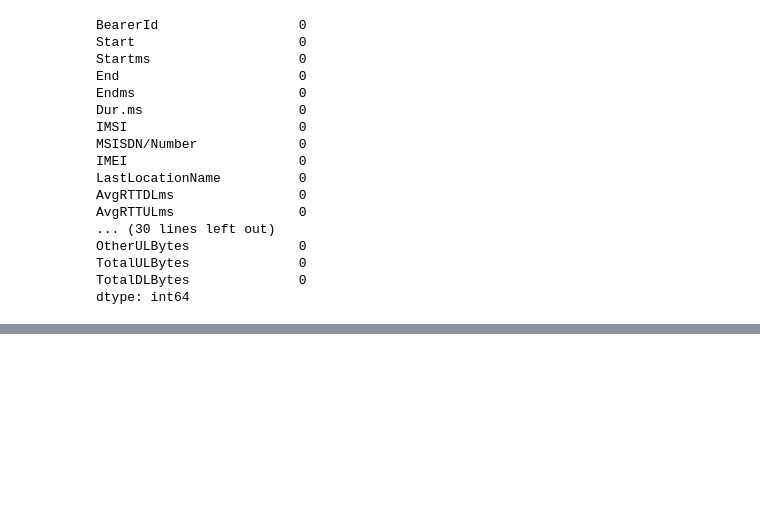
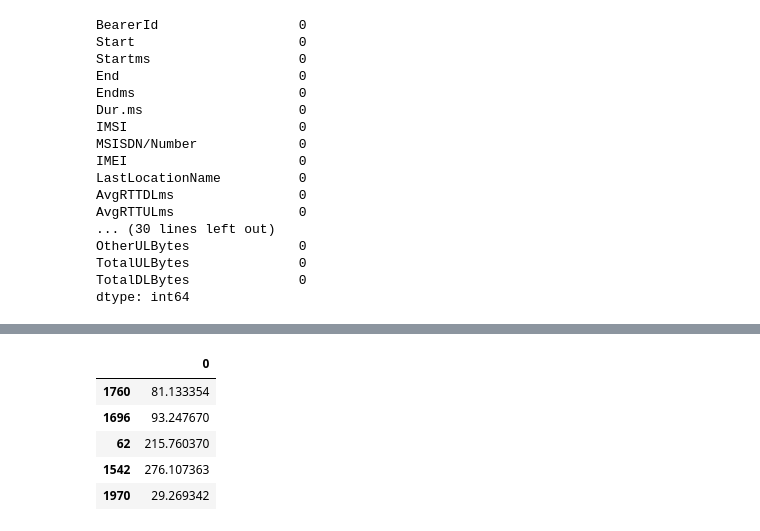
Before and after one commit to bhirwa/User-analytics-in-the-Telecom-Industry, a Jupyter notebook: setup.ipynb, the cells around one changed output, grey strips where cells are left out. Cells and saved outputs as stored; diff of their text form; code cells hidden in the pictures; blank space fills up the shorter version.

```diff
--- a/setup.ipynb
+++ b/setup.ipynb
@@ -283,0 +274,17 @@ from sklearn.preprocessing import scale
+# %%
+
+from sklearn.preprocessing import MinMaxScaler
+
+minmax_scaler = MinMaxScaler()
+
+# generate 1000 data points randomly drawn from an exponential distribution
+original_data = pd.DataFrame(np.random.exponential(200, size=2000))
+
+original_data.sample(5)
+# %% [output]
+|  | 0 |
+| 1760 | 81.133354 |
+| 1696 | 93.247670 |
+| 62 | 215.760370 |
+| 1542 | 276.107363 |
+| 1970 | 29.269342 |
```
Also changed, not shown: parts of 8 cells of this notebook.
